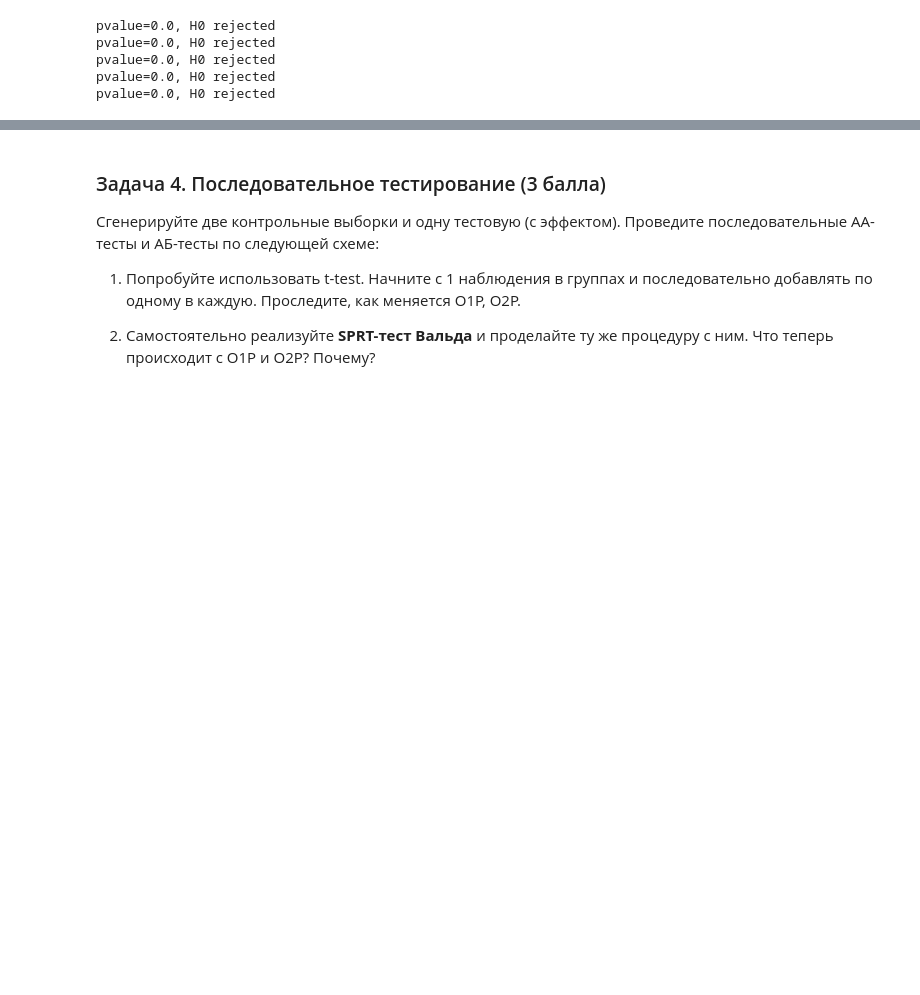
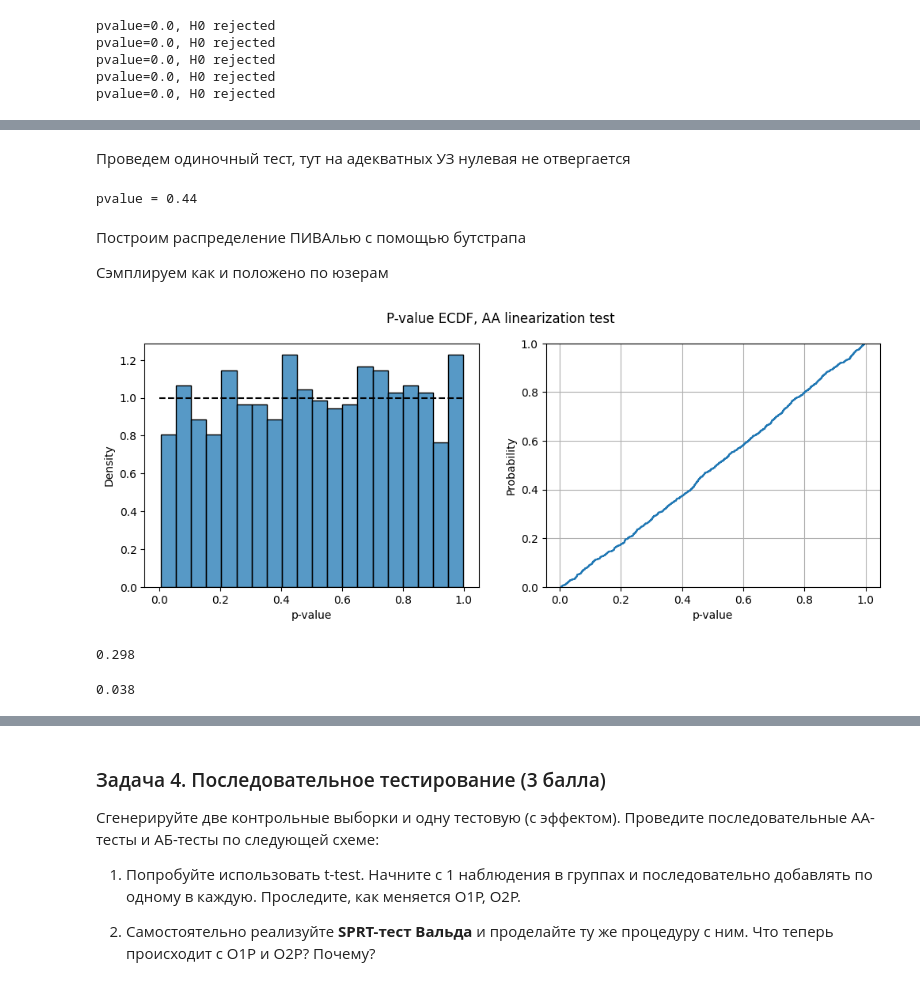
Before and after one commit to astatarinov/online-exp-course, a Jupyter notebook: 2024-spring/hw/hw-3/hw3.ipynb, the cells around one changed output, grey strips where cells are left out. Saved outputs shown, nothing was run; the diff lists cells and outputs as text; code cells hidden in the pictures; blank space fills up the shorter version.

```diff
--- a/2024-spring/hw/hw-3/hw3.ipynb
+++ b/2024-spring/hw/hw-3/hw3.ipynb
@@ -425,0 +469,2 @@ pvalue=0.0, H0 rejected
+# %%
+d_aa = pd.read_csv('duration_aa.csv').drop(columns='Unnamed: 0')
@@ -425,0 +473,48 @@ pvalue=0.0, H0 rejected
+# %%
+agg_d_aa = d_aa.groupby(['group', 'user_id']).visit_duration.apply(list)
+# %% [markdown]
+Проведем одиночный тест, тут на адекватных УЗ нулевая не отвергается
+# %%
+print(f"pvalue = {check_linearization(agg_d_aa['first'], agg_d_aa['second'])[0]:.2f}")
+# %% [output]
+pvalue = 0.44
+# %% [markdown]
+Построим распределение ПИВАлью с помощью бутстрапа
+
+Сэмплируем как и положено по юзерам
+# %%
+def run_bs_lin_test(a: pd.Series, b: pd.Series, N_ITER=1000, replace=False, size=100):
+
+    pvalue_list = []
+    effect_list = []
+    effect_lin_list = []
+
+    for _ in tqdm(range(N_ITER)):
+        n_a = a.shape[0]
+        n_b = b.shape[0]
+
+        bs_a = np.random.choice(a.index, size=n_a if replace else size, replace=replace)
+        bs_b = np.random.choice(b.index, size=n_b if replace else size, replace=replace)
+
+        pvalue, lin_effect = check_linearization(a[bs_a], b[bs_b])
+        effect = b[bs_b].explode().mean() - a[bs_a].explode().mean()
+
+        pvalue_list.append(pvalue)
+        effect_list.append(effect)
+        effect_lin_list.append(lin_effect)
+
+    return pvalue_list, pd.DataFrame(zip(effect_list, effect_lin_list), columns=['eff', 'lin_eff'])
+# %%
+pvalue_list, pd_eff = run_bs_lin_test(agg_d_aa['first'], agg_d_aa['second'], 1000, size=200)
+# %%
+plot_pvalue_ecdf(pvalue_list, title='P-value ECDF, AA linearization test')
+# %% [output]
+[figure, added]
+# %%
+round(stats.kstest(pvalue_list, 'uniform', args=(0, 1)).pvalue, 3)
+# %% [output]
+0.298
+# %%
+np.mean([p < 0.05 for p in pvalue_list])
+# %% [output]
+0.038
```
Also changed, not shown: parts of 29 cells of this notebook, 3 other files.
